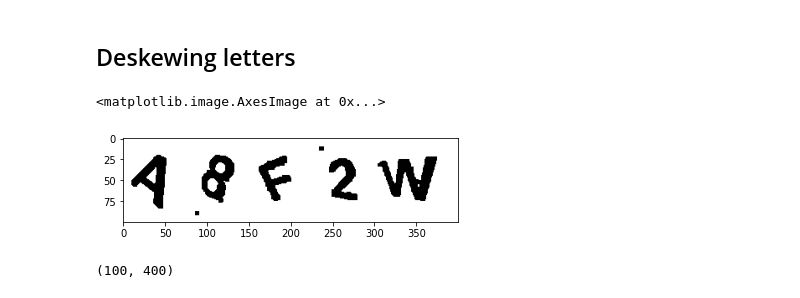
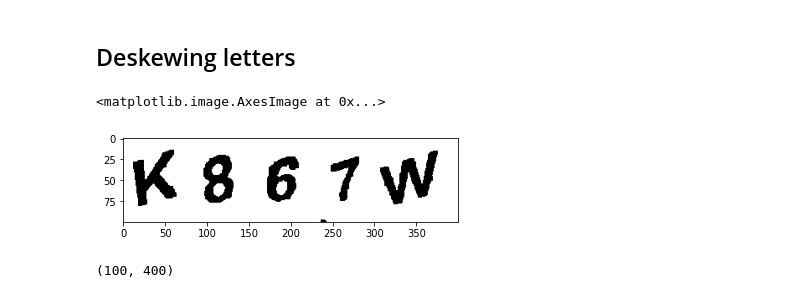
Before and after one commit to srijansingh53/captcha_breaker, a Jupyter notebook: preprocessing.ipynb, the cells around one changed output. Saved outputs shown, nothing was run; the diff lists cells and outputs as text; code cells hidden in the pictures.

```diff
--- a/preprocessing.ipynb
+++ b/preprocessing.ipynb
@@ -138,11 +138,11 @@ reader = easyocr.Reader(['en'])
 # %%
 os.chdir('/content/drive/My Drive/project_captcha/dataset/processed')
 # %%
-im = cv2.imread('57_A8F2W.jpg',0)
+im = cv2.imread('1012_K867W.jpg',0)
 plt.imshow(im, cmap='gray')
 # %% [output]
 <matplotlib.image.AxesImage at 0x...>
-[figure, old version]
+[figure, new version]
 # %%
 im.shape
 # %% [output]
```
Also changed, not shown: parts of 21 cells of this notebook, 2 other files.
